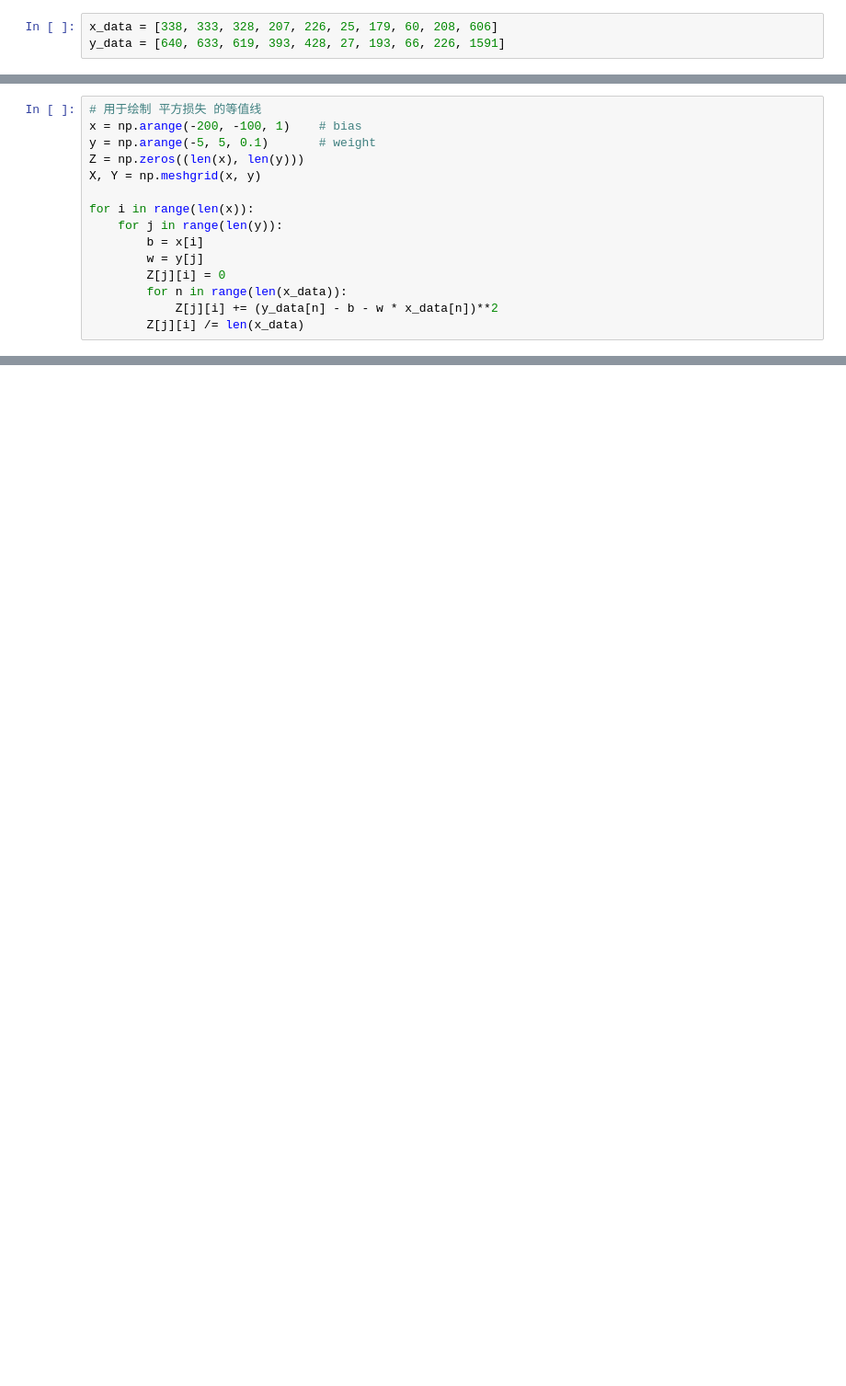
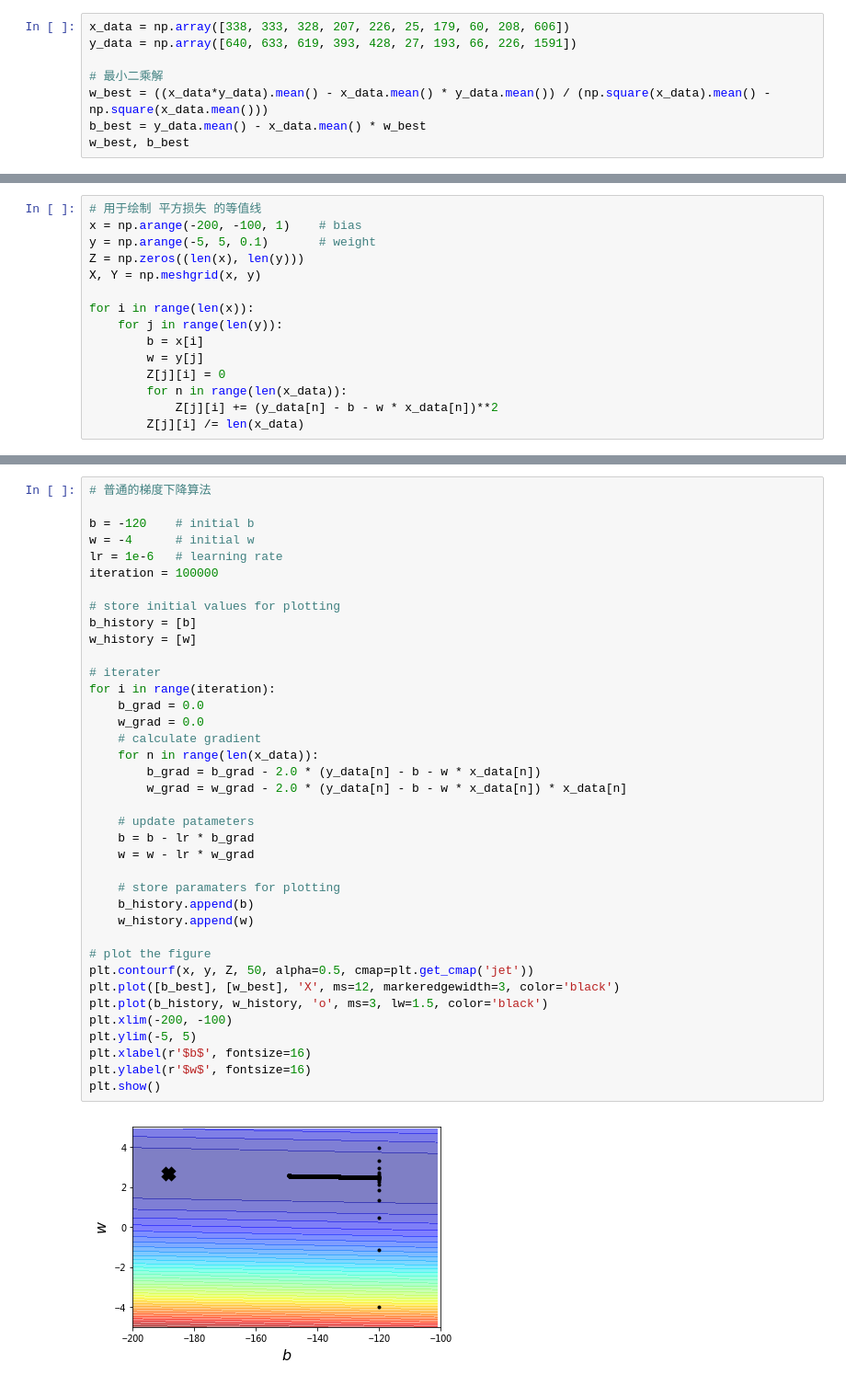
Before and after one commit to TVect/VectorLab, a Jupyter notebook: optimizer/GradientDescent.ipynb, the cells around one changed output, grey strips where cells are left out. Shown: that part at 92% size. Drawn from its saved outputs; the diff is of its cells as text; blank space fills up the shorter version.

```diff
--- a/optimizer/GradientDescent.ipynb
+++ b/optimizer/GradientDescent.ipynb
@@ -2,5 +8,10 @@
 import numpy as np
 import matplotlib.pyplot as plt
 # %%
-x_data = [338, 333, 328, 207, 226, 25, 179, 60, 208, 606]
-y_data = [640, 633, 619, 393, 428, 27, 193, 66, 226, 1591]
+x_data = np.array([338, 333, 328, 207, 226, 25, 179, 60, 208, 606])
+y_data = np.array([640, 633, 619, 393, 428, 27, 193, 66, 226, 1591])
+
+# 最小二乘解
+w_best = ((x_data*y_data).mean() - x_data.mean() * y_data.mean()) / (np.square(x_data).mean() - np.square(x_data.mean()))
+b_best = y_data.mean() - x_data.mean() * w_best
+w_best, b_best
@@ -21,0 +37,40 @@ for i in range(len(x)):
+# %%
+# 普通的梯度下降算法
+
+b = -120    # initial b
+w = -4      # initial w
+lr = 1e-6   # learning rate
+iteration = 100000
+
+# store initial values for plotting
+b_history = [b]
+w_history = [w]
+
+# iterater
+for i in range(iteration):
+    b_grad = 0.0
+    w_grad = 0.0
+    # calculate gradient
+    for n in range(len(x_data)):
+        b_grad = b_grad - 2.0 * (y_data[n] - b - w * x_data[n])
+        w_grad = w_grad - 2.0 * (y_data[n] - b - w * x_data[n]) * x_data[n]
+
+    # update patameters
+    b = b - lr * b_grad
+    w = w - lr * w_grad
+
+    # store paramaters for plotting
+    b_history.append(b)
+    w_history.append(w)
+
+# plot the figure
+plt.contourf(x, y, Z, 50, alpha=0.5, cmap=plt.get_cmap('jet'))
+plt.plot([b_best], [w_best], 'X', ms=12, markeredgewidth=3, color='black')
+plt.plot(b_history, w_history, 'o', ms=3, lw=1.5, color='black')
+plt.xlim(-200, -100)
+plt.ylim(-5, 5)
+plt.xlabel(r'$b$', fontsize=16)
+plt.ylabel(r'$w$', fontsize=16)
+plt.show()
+# %% [output]
+[figure, added]
```
Also changed, not shown: parts of 11 cells of this notebook.
